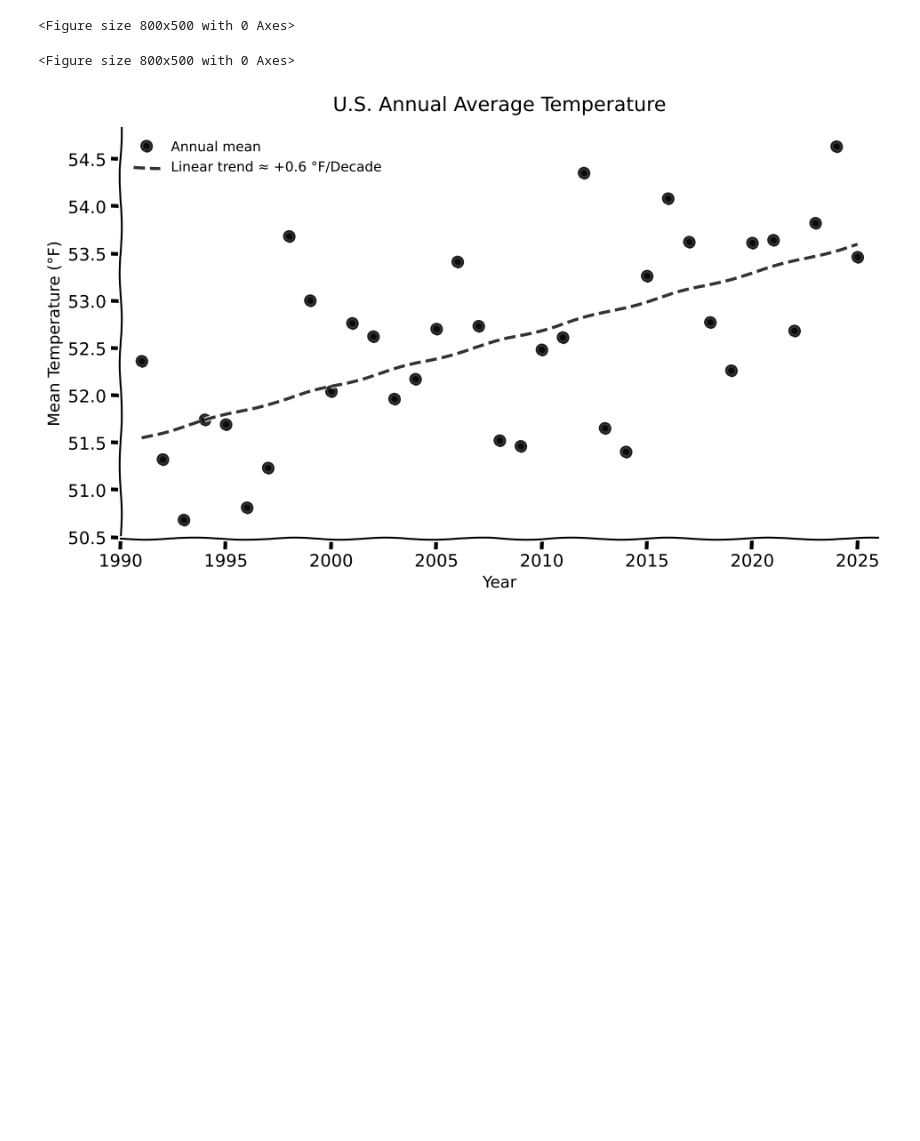
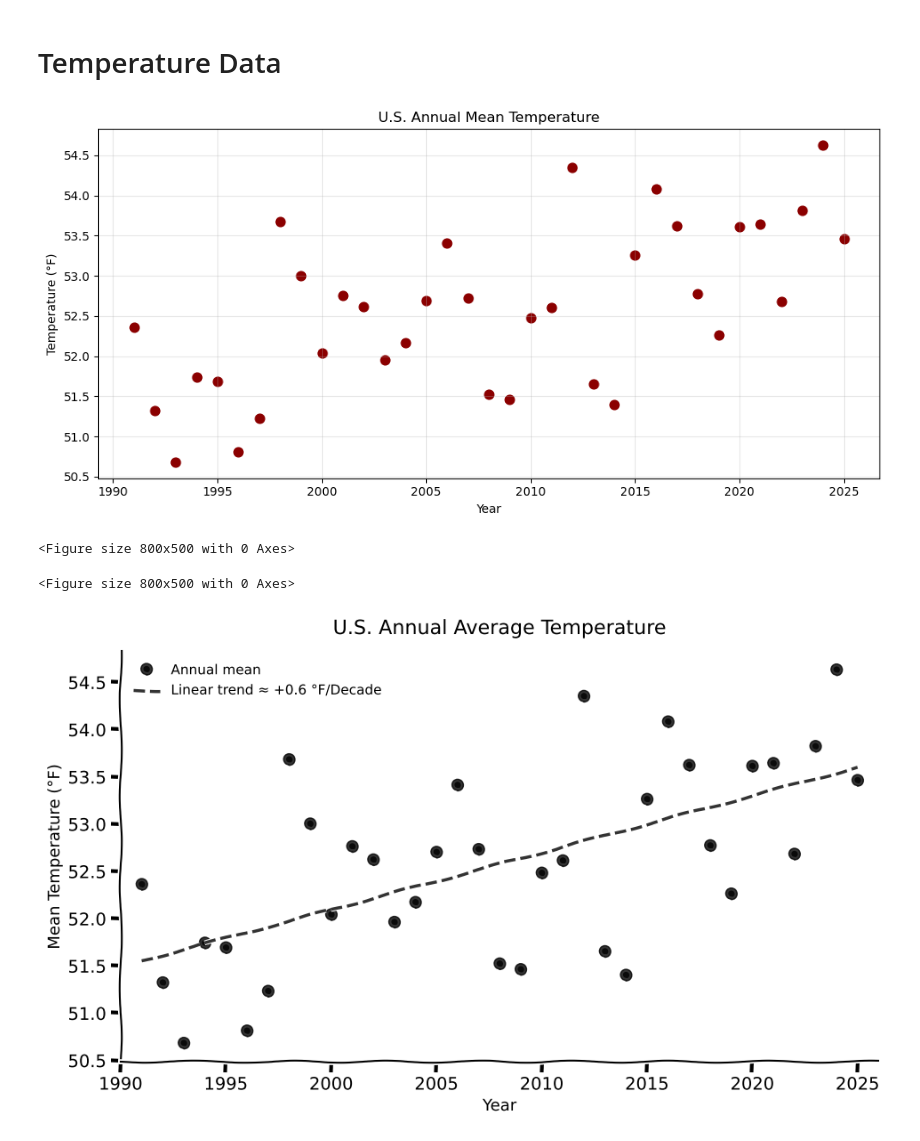
Before and after one commit to quantizedreza/Planetary-Physics-With-Python, a Jupyter notebook: Earth-T/trend.ipynb, the cells around one changed output. Saved outputs shown, nothing was run; the diff lists cells and outputs as text; code cells hidden in the pictures; blank space fills up the shorter version.

```diff
--- a/Earth-T/trend.ipynb
+++ b/Earth-T/trend.ipynb
@@ -1,3 +1,22 @@
+# %% [markdown]
+# Temperature Data
+# %%
+import pandas as pd
+import matplotlib.pyplot as plt
+
+df = pd.read_csv("data.csv")
+national = df.groupby("Year")["Temperature"].mean()
+
+plt.figure(figsize=(10, 5))
+plt.scatter(national.index, national.values, c='darkred', s=60)
+plt.xlabel("Year")
+plt.ylabel("Temperature (°F)")
+plt.title("U.S. Annual Mean Temperature")
+plt.grid(alpha=0.3)
+plt.tight_layout()
+plt.show()
+# %% [output]
+[figure, added]
 # %%
 import pandas as pd
 import matplotlib.pyplot as plt
```
Also changed, not shown: parts of 14 cells of this notebook.
